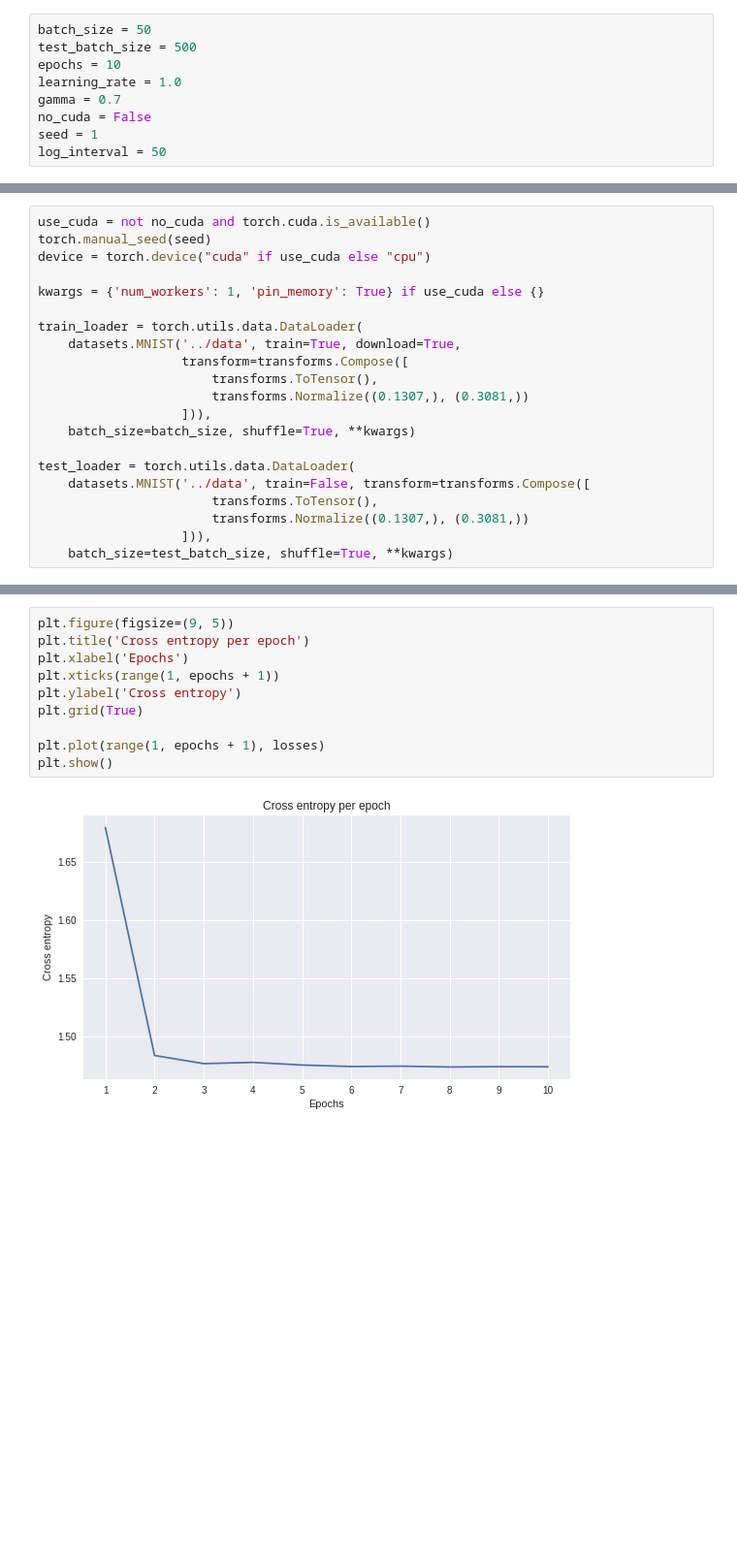
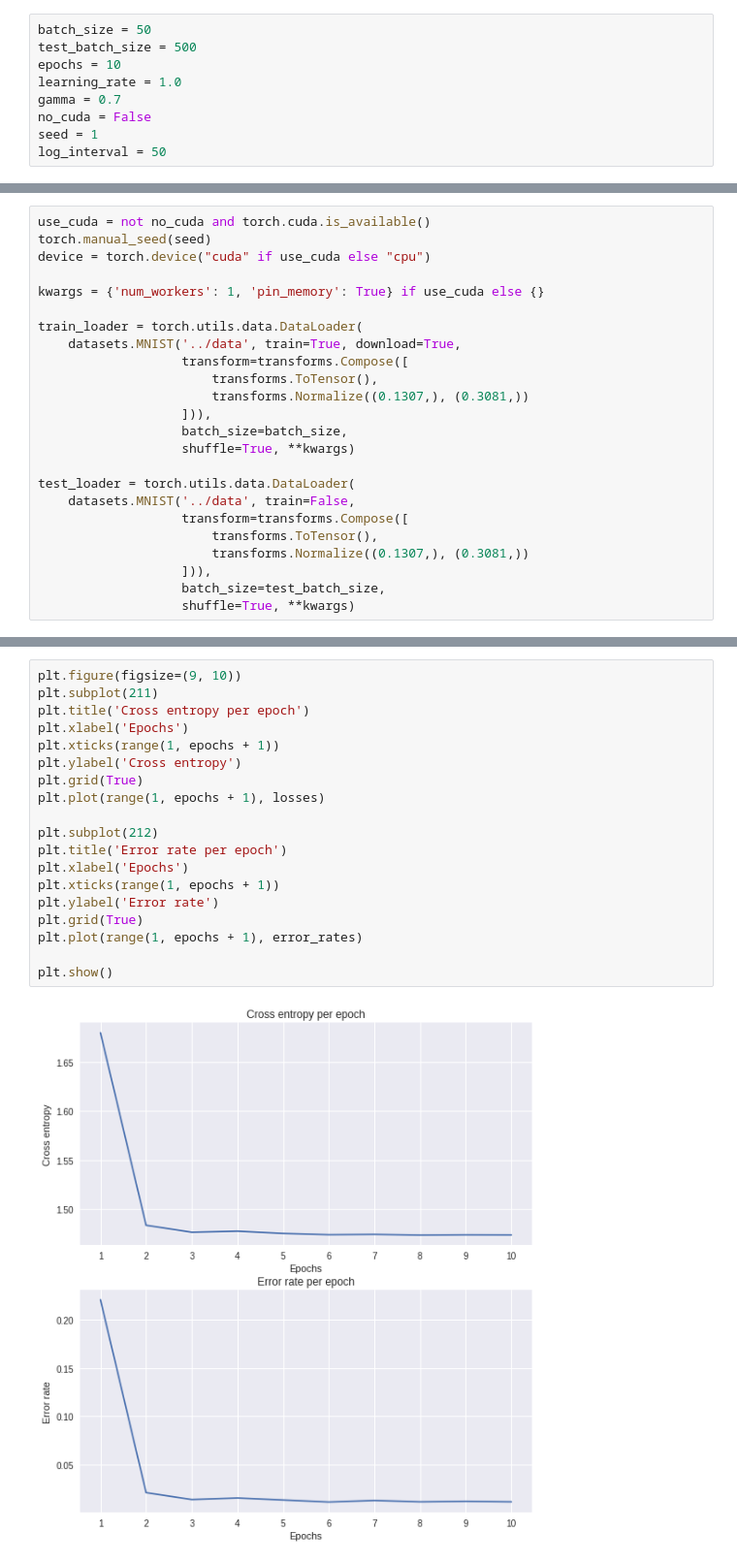
Before and after one commit to BakasaRus/IntelligentSystems, a Jupyter notebook: Labs/CNN.ipynb, the cells around one changed output, grey strips where cells are left out. Shown: that part at 97% size. Saved outputs shown, nothing was run; the diff lists cells and outputs as text; blank space fills up the shorter version.

```diff
--- a/Labs/CNN.ipynb
+++ b/Labs/CNN.ipynb
@@ -80,11 +99,14 @@ train_loader = torch.utils.data.DataLoader(
                        transforms.ToTensor(),
                        transforms.Normalize((0.1307,), (0.3081,))
                    ])),
-    batch_size=batch_size, shuffle=True, **kwargs)
+                   batch_size=batch_size,
+                   shuffle=True, **kwargs)
 
 test_loader = torch.utils.data.DataLoader(
-    datasets.MNIST('../data', train=False, transform=transforms.Compose([
+    datasets.MNIST('../data', train=False,
+                   transform=transforms.Compose([
                        transforms.ToTensor(),
                        transforms.Normalize((0.1307,), (0.3081,))
                    ])),
-    batch_size=test_batch_size, shuffle=True, **kwargs)
+                   batch_size=test_batch_size,
+                   shuffle=True, **kwargs)
@@ -122,12 +149,21 @@ Test set: Average loss: 1.4737, Accuracy: 9886/10000 (98.9%)
 # %%
-plt.figure(figsize=(9, 5))
+plt.figure(figsize=(9, 10))
+plt.subplot(211)
 plt.title('Cross entropy per epoch')
 plt.xlabel('Epochs')
 plt.xticks(range(1, epochs + 1))
 plt.ylabel('Cross entropy')
 plt.grid(True)
+plt.plot(range(1, epochs + 1), losses)
 
-plt.plot(range(1, epochs + 1), losses)
+plt.subplot(212)
+plt.title('Error rate per epoch')
+plt.xlabel('Epochs')
+plt.xticks(range(1, epochs + 1))
+plt.ylabel('Error rate')
+plt.grid(True)
+plt.plot(range(1, epochs + 1), error_rates)
+
 plt.show()
 # %% [output]
-[figure, old version]
+[figure, new version]
```
Also changed, not shown: parts of 17 cells of this notebook.
